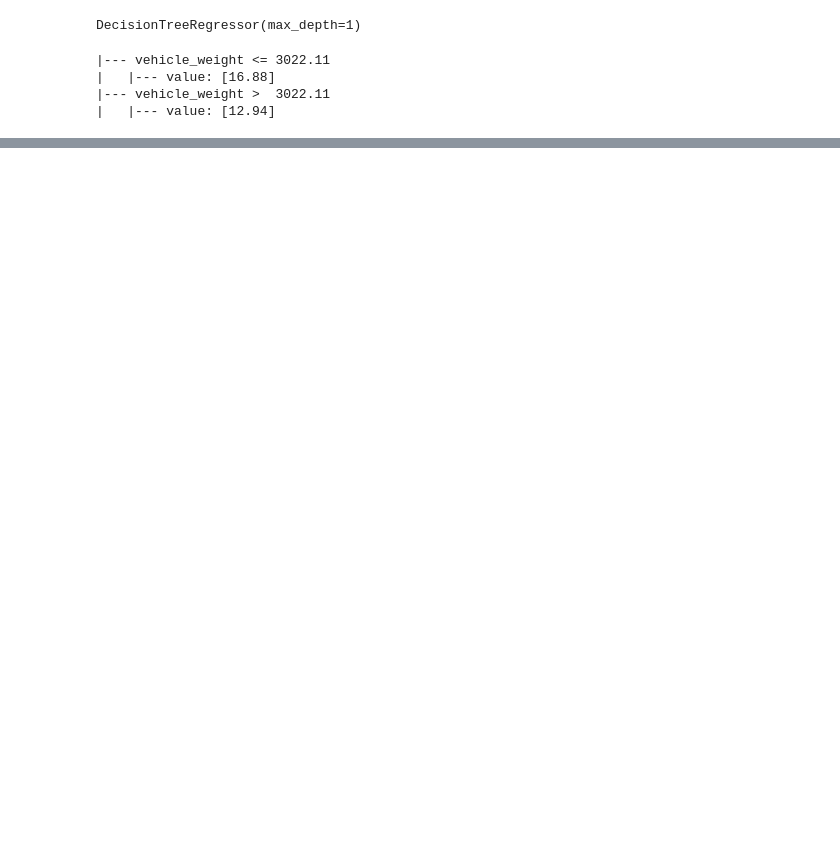
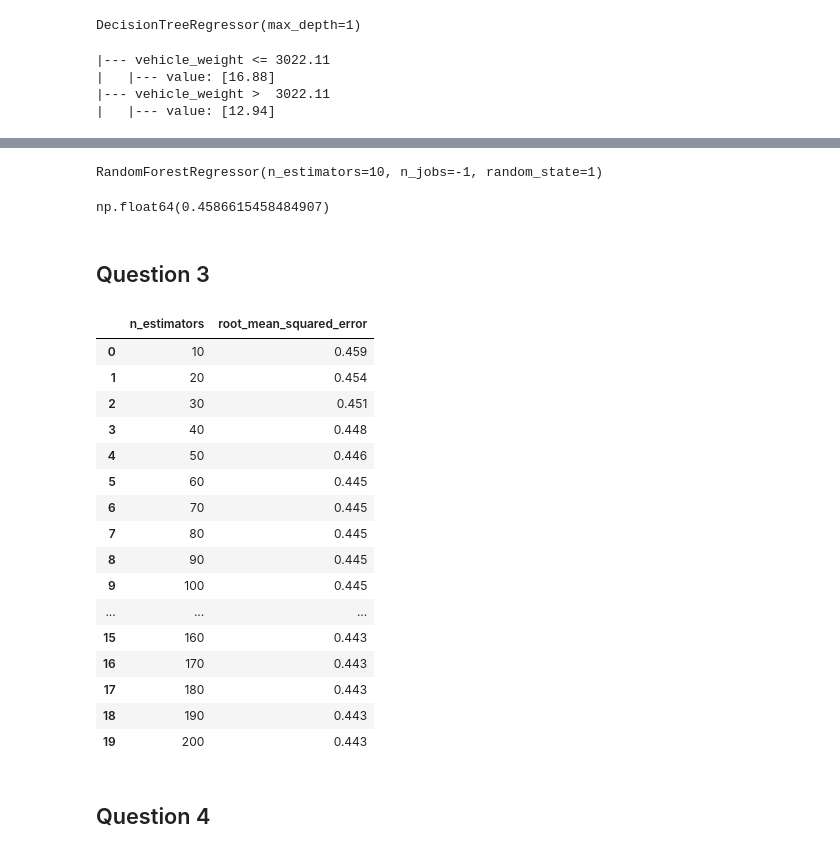
Before and after one commit to melaniesarah/06_decision_tree_homework, a Jupyter notebook: notebooks/homework.ipynb, the cells around one changed output, grey strips where cells are left out. Drawn from its saved outputs; the diff is of its cells as text; code cells hidden in the pictures; blank space fills up the shorter version.

Commit message:
Through question 4

```diff
--- a/notebooks/homework.ipynb
+++ b/notebooks/homework.ipynb
@@ -114,0 +119,18 @@ print(export_text(dt, feature_names = list(dv.get_feature_names_out())))
+# %%
+rf = RandomForestRegressor(n_estimators=10, random_state=1, n_jobs=-1)
+rf.fit(X_train, y_train)
+# %% [output]
+RandomForestRegressor(n_estimators=10, n_jobs=-1, random_state=1)
+# %%
+y_pred = rf.predict(X_val)
+# %%
+def rmse(y, y_pred):
+    se = (y - y_pred) ** 2
+    mse = se.mean()
+    return np.sqrt(mse)
+# %%
+print(f"{rmse(y_val, y_pred):.3f}")
+# %% [output]
+np.float64(0.4586615458484907)
+# %% [markdown]
+## Question 3
@@ -114,0 +140,35 @@ print(export_text(dt, feature_names = list(dv.get_feature_names_out())))
+# %%
+scores = []
+
+for n in range(10, 201, 10):
+    rf = RandomForestRegressor(n_estimators=n, random_state=1)
+    rf.fit(X_train, y_train)
+
+    y_pred = rf.predict(X_val)
+    n_rmse = rmse(y_val, y_pred)
+
+    scores.append((n, n_rmse))
+# %%
+df_scores = pd.DataFrame(scores, columns=['n_estimators', 'root_mean_squared_error'])
+df_scores['root_mean_squared_error'] = df_scores['root_mean_squared_error'].round(3)
+df_scores
+# %% [output]
+|  | n_estimators | root_mean_squared_error |
+| 0 | 10 | 0.459 |
+| 1 | 20 | 0.454 |
+| 2 | 30 | 0.451 |
+| 3 | 40 | 0.448 |
+| 4 | 50 | 0.446 |
+| 5 | 60 | 0.445 |
+| 6 | 70 | 0.445 |
+| 7 | 80 | 0.445 |
+| 8 | 90 | 0.445 |
+| 9 | 100 | 0.445 |
+| ... | ... | ... |
+| 15 | 160 | 0.443 |
+| 16 | 170 | 0.443 |
+| 17 | 180 | 0.443 |
+| 18 | 190 | 0.443 |
+| 19 | 200 | 0.443 |
+# %% [markdown]
+## Question 4
```
Also changed, not shown: parts of 8 cells of this notebook.
